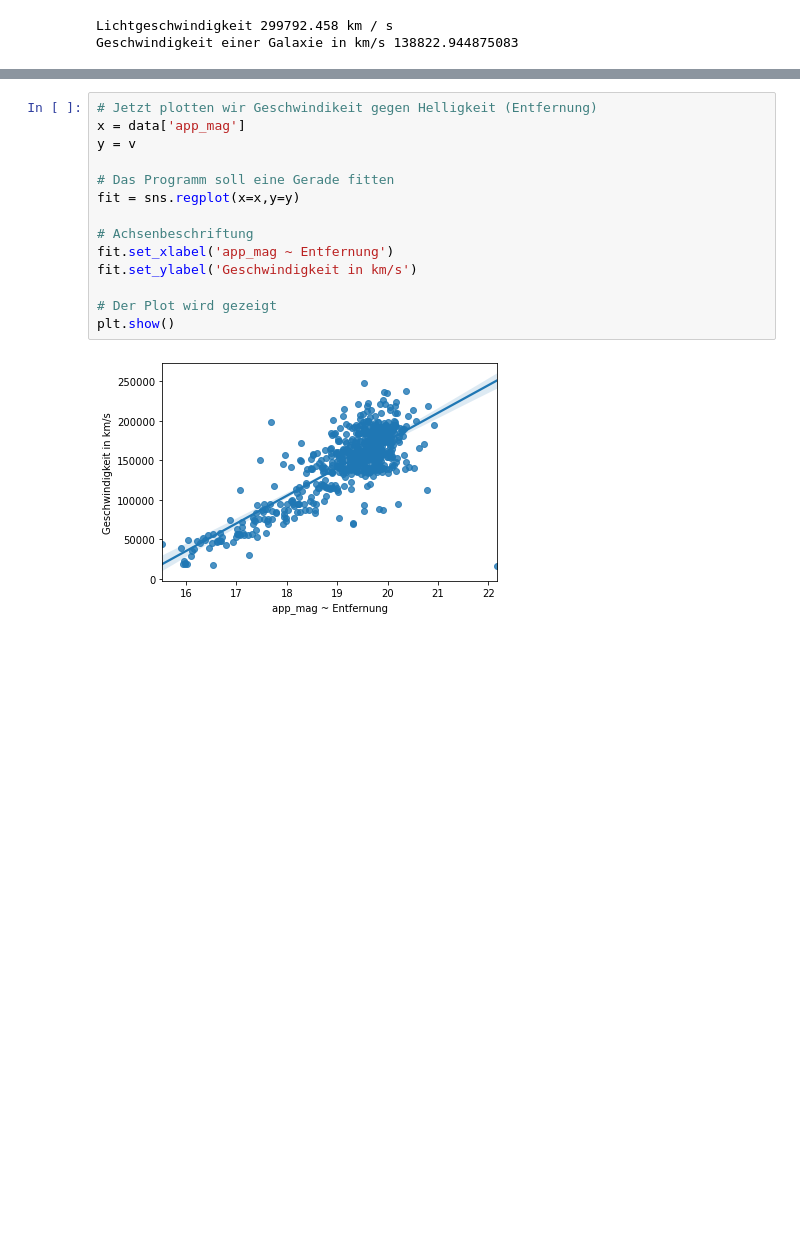
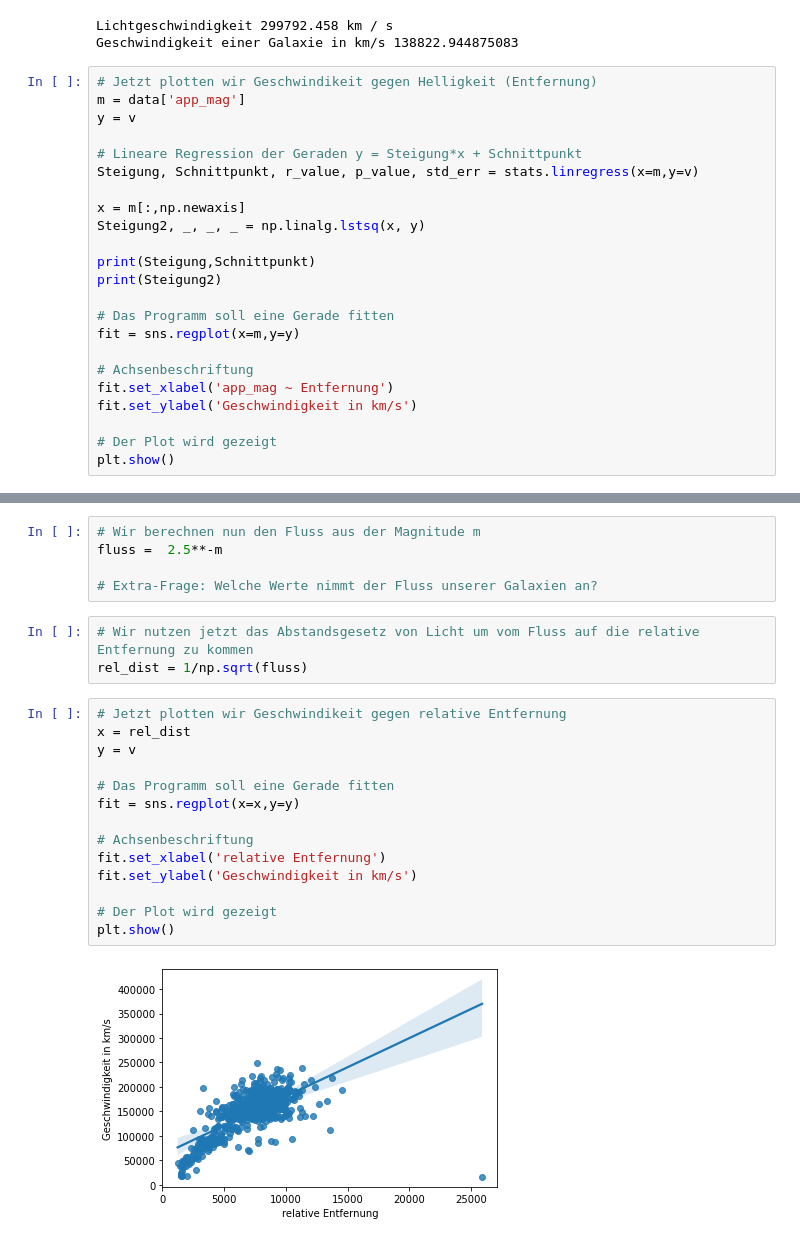
Before and after one commit to csheneka/labs-astro-teaching, a Jupyter notebook: SDSS_BOSS_Expansion_Universum_Student.ipynb, the cells around one changed output, grey strips where cells are left out. Drawn from its saved outputs; the diff is of its cells as text; blank space fills up the shorter version.

Commit message:
added conversion from relative to absolute distance

```diff
--- a/SDSS_BOSS_Expansion_Universum_Student.ipynb
+++ b/SDSS_BOSS_Expansion_Universum_Student.ipynb
@@ -216,3 +217,26 @@ print('Geschwindigkeit einer Galaxie in km/s', v[0])
 # %% [output]
 Lichtgeschwindigkeit 299792.458 km / s
 Geschwindigkeit einer Galaxie in km/s 138822.944875083
+# %%
+# Jetzt plotten wir Geschwindikeit gegen Helligkeit (Entfernung)
+m = data['app_mag']
+y = v
+
+# Lineare Regression der Geraden y = Steigung*x + Schnittpunkt
+Steigung, Schnittpunkt, r_value, p_value, std_err = stats.linregress(x=m,y=v)
+
+x = m[:,np.newaxis]
+Steigung2, _, _, _ = np.linalg.lstsq(x, y)
+
+print(Steigung,Schnittpunkt)
+print(Steigung2)
+
+# Das Programm soll eine Gerade fitten
+fit = sns.regplot(x=m,y=y)
+
+# Achsenbeschriftung
+fit.set_xlabel('app_mag ~ Entfernung')
+fit.set_ylabel('Geschwindigkeit in km/s')
+
+# Der Plot wird gezeigt
+plt.show()
@@ -219,16 +286,24 @@ Geschwindigkeit einer Galaxie in km/s 138822.944875083
+# %%
+# Wir berechnen nun den Fluss aus der Magnitude m
+fluss =  2.5**-m
+
+# Extra-Frage: Welche Werte nimmt der Fluss unserer Galaxien an?
+# %%
+# Wir nutzen jetzt das Abstandsgesetz von Licht um vom Fluss auf die relative Entfernung zu kommen
+rel_dist = 1/np.sqrt(fluss)
 # %%
-# Jetzt plotten wir Geschwindikeit gegen Helligkeit (Entfernung)
-x = data['app_mag']
+# Jetzt plotten wir Geschwindikeit gegen relative Entfernung
+x = rel_dist
 y = v
 
 # Das Programm soll eine Gerade fitten
 fit = sns.regplot(x=x,y=y)
 
 # Achsenbeschriftung
-fit.set_xlabel('app_mag ~ Entfernung')
+fit.set_xlabel('relative Entfernung')
 fit.set_ylabel('Geschwindigkeit in km/s')
 
 # Der Plot wird gezeigt
 plt.show()
 # %% [output]
-[figure, old version]
+[figure, new version]
```
Also changed, not shown: parts of 12 cells of this notebook.
